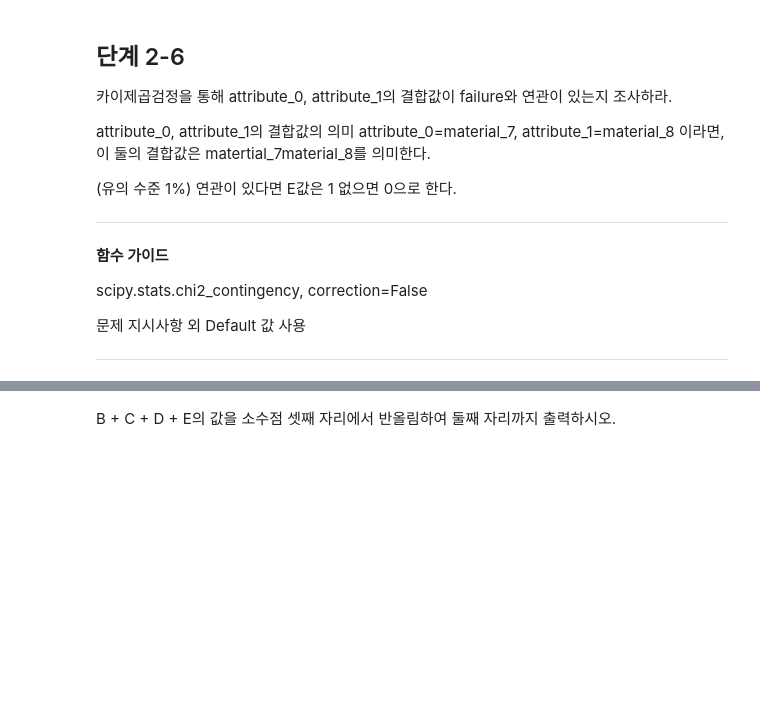
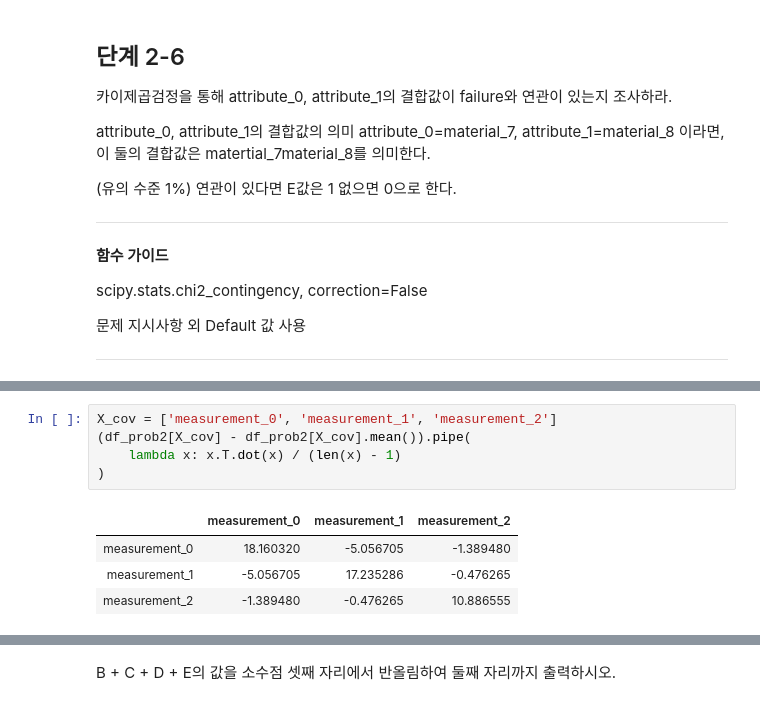
Before and after one commit to sunkusun9/DS_lv3_2404_2, a Jupyter notebook: sec_ds_lv3_prob1_prob.ipynb, the cells around one changed output, grey strips where cells are left out. Saved outputs shown, nothing was run; the diff lists cells and outputs as text; blank space fills up the shorter version.

```diff
--- a/sec_ds_lv3_prob1_prob.ipynb
+++ b/sec_ds_lv3_prob1_prob.ipynb
@@ -407,0 +665,10 @@ matertial_7material_8를 의미한다.
+# %%
+X_cov = ['measurement_0', 'measurement_1', 'measurement_2']
+(df_prob2[X_cov] - df_prob2[X_cov].mean()).pipe(
+    lambda x: x.T.dot(x) / (len(x) - 1)
+)
+# %% [output]
+|  | measurement_0 | measurement_1 | measurement_2 |
+| measurement_0 | 18.160320 | -5.056705 | -1.389480 |
+| measurement_1 | -5.056705 | 17.235286 | -0.476265 |
+| measurement_2 | -1.389480 | -0.476265 | 10.886555 |
```
Also changed, not shown: parts of 30 cells of this notebook.
